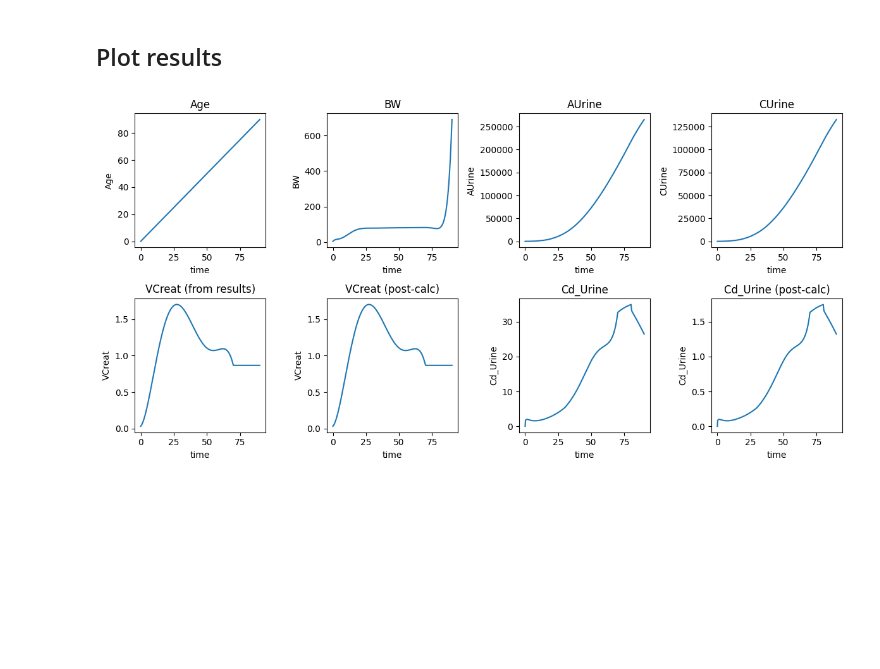
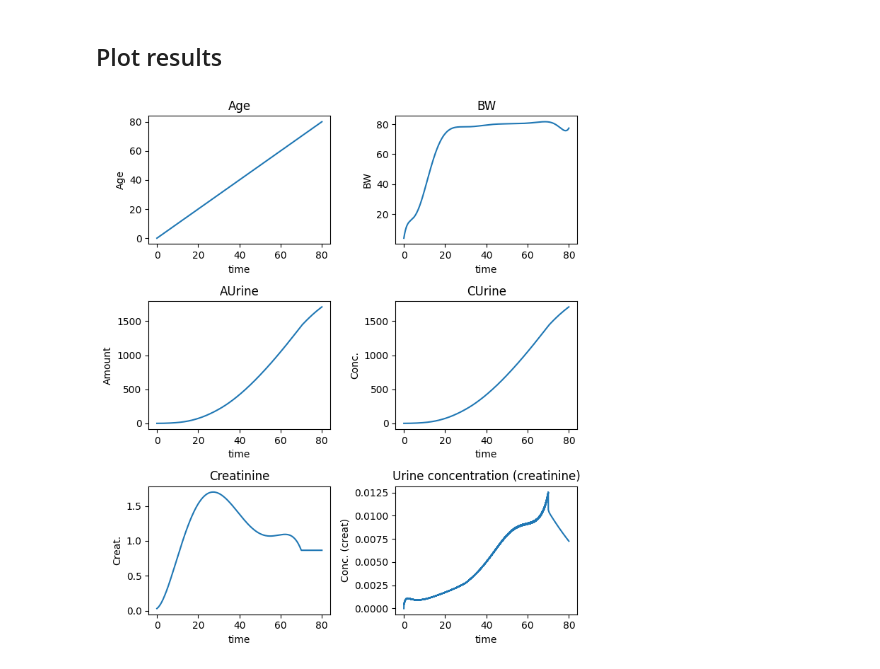
Before and after one commit to fair-pbk/pbk-cd, a Jupyter notebook: notebooks/test_creatinine.ipynb, the cells around one changed output. Saved outputs shown, nothing was run; the diff lists cells and outputs as text; code cells hidden in the pictures; blank space fills up the shorter version.

```diff
--- a/notebooks/test_creatinine.ipynb
+++ b/notebooks/test_creatinine.ipynb
@@ -13,7 +13,7 @@ fn_ant = '../model/PBK_Cd.ant'
 # Exposure scenario
 input_id = 'AGut'
 daily_intake = 1 # 1 ug/kg bw/d
-days_of_exposure = 80 * 365
+days_of_exposure = 70 * 365
 days_after_exposure = 10 * 365
 num_days = days_of_exposure + days_after_exposure
 evaluation_frequency = 10 # evals per unit of time
@@ -33,7 +33,7 @@ rr_model.addEventAssignment(eid, input_id, f"{input_id} + {daily_intake} * BW",
 rr_model.regenerateModel(True, True)
 
 # Simulate the PBPK model (include BW, age, urine volume, and other variables in output)
-plot_params = rr_model.timeCourseSelections + ['BW', 'Age', 'Urine', 'VCreat', 'Cd_Urine']
+plot_params = rr_model.timeCourseSelections + ['BW', 'Age', 'Urine']
 results = rr_model.simulate(0, num_days, evaluation_frequency * num_days + 1, plot_params)
 # %% [markdown]
 ## Plot results
@@ -54,44 +54,38 @@ def calc_creat(age):
             + 7.578e-06*(70**4) \
             - 4.232e-08*(70**5)
 
-fig, axes = plt.subplots(2, 4, figsize=(12, 6))
+fig, axes = plt.subplots(3, 2, figsize=(7, 8))
 axes = axes.flatten()
 for ax in axes:
     ax.set(xlabel='time')
 
 years = results['time'] / 365
 axes[0].plot(years, results['Age'])
 axes[0].set(ylabel=f"Age", title='Age')
 
 axes[1].plot(years, results['BW'])
 axes[1].set(ylabel=f"BW", title='BW')
 
 axes[2].plot(years, results['[AUrine]'])
-axes[2].set(ylabel=f"AUrine", title='AUrine')
+axes[2].set(ylabel=f"Amount", title='AUrine')
 
 urine_concentrations = [a / b for a,b in zip(results['[AUrine]'], results['Urine'])]
 axes[3].plot(years, urine_concentrations)
-axes[3].set(ylabel=f"CUrine", title='CUrine')
-
-axes[4].plot(years, results['VCreat'])
-axes[4].set(ylabel=f"VCreat", title='VCreat (from results)')
+axes[3].set(ylabel=f"Conc.", title='CUrine')
 
 creat_computed = [calc_creat(age) for age in results['Age']]
-axes[5].plot(years, creat_computed)
-axes[5].set(ylabel=f"VCreat", title='VCreat (post-calc)')
-
-axes[6].plot(years, results['Cd_Urine'])
-axes[6].set(ylabel=f"Cd_Urine", title='Cd_Urine')
+axes[4].plot(years, creat_computed)
+axes[4].set(ylabel=f"Creat.", title='Creatinine')
 
 ## Get daily excreted amounts from the cumulative urine amount
 differences = [0]
 a_urine = results['[AUrine]']
 differences.extend(a_urine[i] - a_urine[i-1] for i in range(1, len(a_urine)))
 
 urine_creat = [a / b for a,b in zip(differences, creat_computed)]
-axes[7].plot(years, urine_creat)
-axes[7].set(ylabel=f"Cd_Urine", title='Cd_Urine (post-calc)')
+axes[5].plot(years, urine_creat)
+axes[5].set(ylabel=f"Conc. (creat)", title='Urine concentration (creatinine)')
 
 fig.tight_layout()
 # %% [output]
-[figure, old version]
+[figure, new version]
```
Also changed, not shown: 4 other files.
